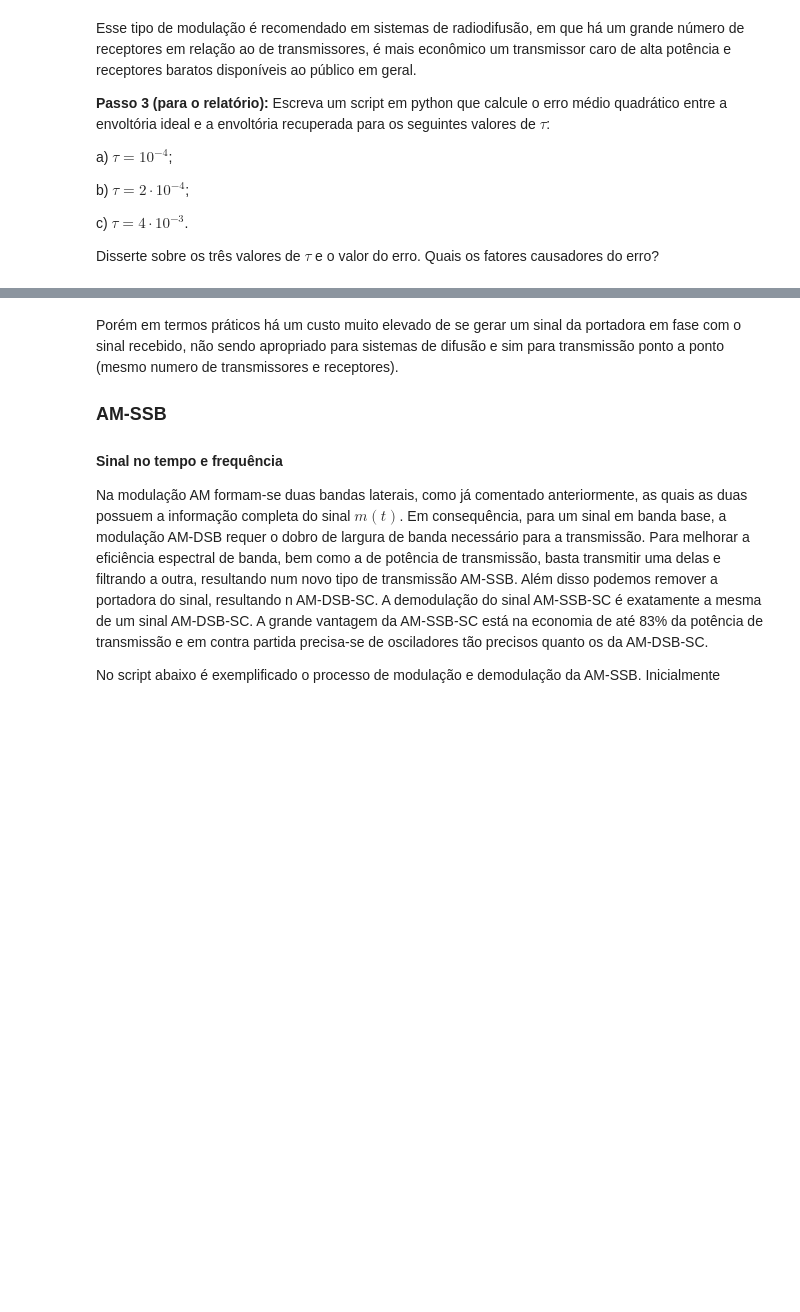
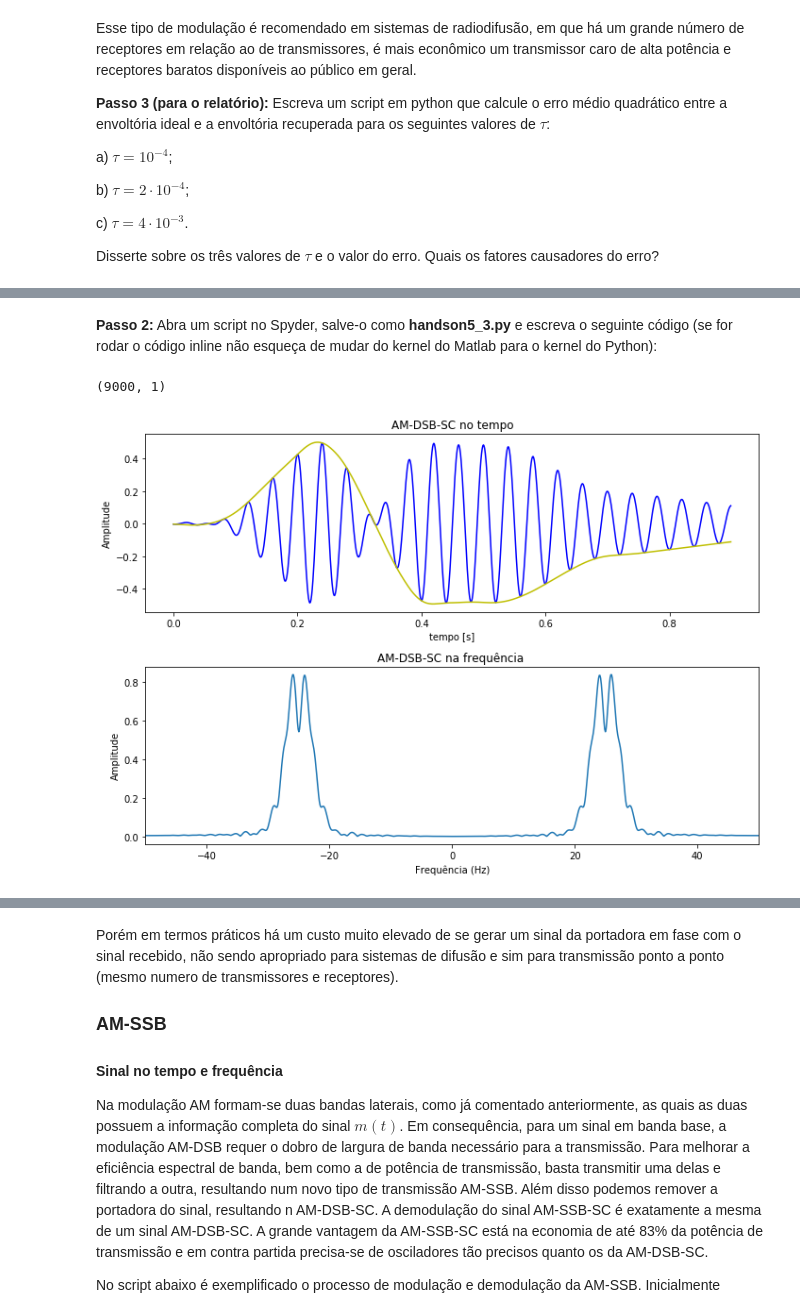
Before and after one commit to josemcast/DCO2004_LabPSC, a Jupyter notebook: h05.ipynb, the cells around one changed output, grey strips where cells are left out. Saved outputs shown, nothing was run; the diff lists cells and outputs as text; code cells hidden in the pictures; blank space fills up the shorter version.

```diff
--- a/h05.ipynb
+++ b/h05.ipynb
@@ -453,0 +531,41 @@ legend('AM waveform','Envelope ideal','Detector de saida','location','southeast'
+# %% [markdown]
+**Passo 2:** Abra um script no Spyder, salve-o como **handson5_3.py** e escreva o seguinte código (se for rodar o código inline não esqueça de mudar do kernel do Matlab para o kernel do Python):
+# %%
+from scipy.io import loadmat
+import numpy as np
+from scipy import fftpack
+import matplotlib.pyplot as plt
+mat_data = loadmat('./MATERIAL/HD_05/signal.mat')      # Retorna um dicionário
+t = mat_data['t']
+ts =  mat_data['Ts']
+msg = mat_data['msg']
+fs = 1/ts
+Ac = 1                                                 # Amplitude da portadora
+fc = 25                                                # Frequência da portadora
+c = Ac*np.cos(2*np.pi*fc*t)                            # Sinal portadora
+s = c*msg                                              # Sinal AM-DSB-SC
+# Cálculo do espectro do sinal
+lfft = len(s)*10
+freq = np.arange(-fs/2,fs/2,fs/lfft)
+M_fft = np.fft.fft(s,n=lfft,axis=0)/np.sqrt(lfft)
+M_sig= fftpack.fftshift(M_fft)
+# Gráfico do sinal no tempo
+plt.figure(1,[10,7])
+plt.subplot(211)
+plt.title("AM-DSB-SC no tempo")
+plt.ylabel("Amplitude")
+plt.xlabel("tempo [s]")
+plt.plot(t,s,'b',t,msg,'y')
+# Gráfico do espectro do sinal
+plt.subplot(212)
+plt.title("AM-DSB-SC na frequência ")
+plt.ylabel("Amplitude")
+plt.xlabel("Frequência (Hz)")
+plt.plot(freq,np.abs(M_sig))
+print(M_sig.shape)
+plt.xlim([-50,50])
+plt.tight_layout()
+plt.show()
+# %% [output]
+(9000, 1)
+[figure, added]
```
Also changed, not shown: parts of 19 cells of this notebook, 3 other files.
